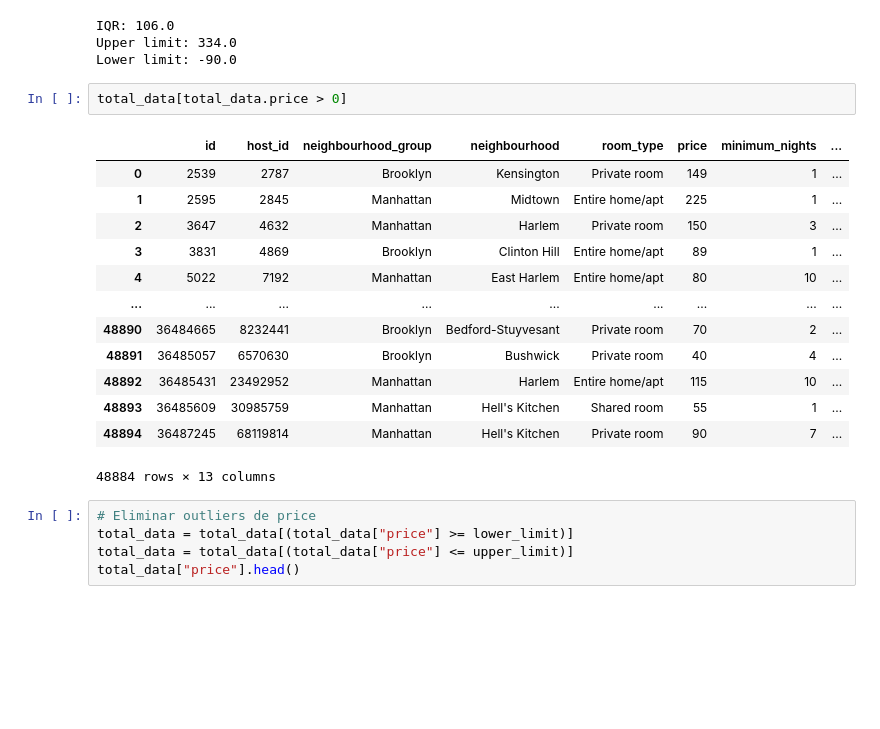
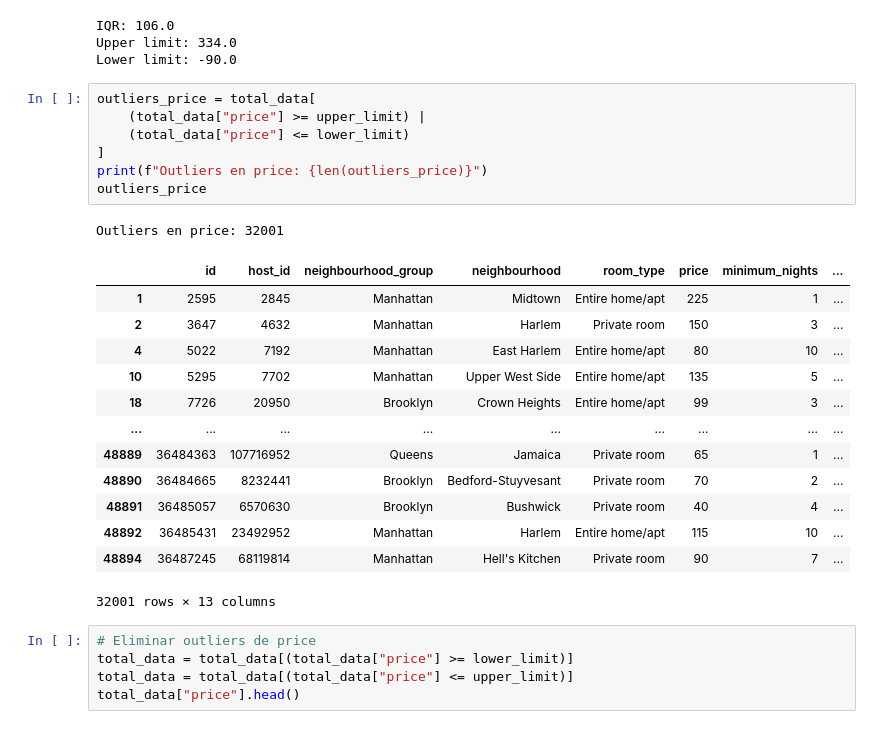
Before and after one commit to 4GeeksAcademy/alemantellini-machine-learning, a Jupyter notebook: src/00-eda-airbnb-ny.ipynb, the cells around one changed output. Cells and saved outputs as stored; diff of their text form; blank space fills up the shorter version.

```diff
--- a/src/00-eda-airbnb-ny.ipynb
+++ b/src/00-eda-airbnb-ny.ipynb
@@ -438,22 +438,28 @@ print(f"Lower limit: {lower_limit}")
 IQR: 106.0
 Upper limit: 334.0
 Lower limit: -90.0
-# %%
-total_data[total_data.price > 0]
-# %% [output]
-|  | id | host_id | neighbourhood_group | neighbourhood | room_type | price | minimum_nights | ... |
-| 0 | 2539 | 2787 | Brooklyn | Kensington | Private room | 149 | 1 | ... |
-| 1 | 2595 | 2845 | Manhattan | Midtown | Entire home/apt | 225 | 1 | ... |
-| 2 | 3647 | 4632 | Manhattan | Harlem | Private room | 150 | 3 | ... |
-| 3 | 3831 | 4869 | Brooklyn | Clinton Hill | Entire home/apt | 89 | 1 | ... |
-| 4 | 5022 | 7192 | Manhattan | East Harlem | Entire home/apt | 80 | 10 | ... |
-| ... | ... | ... | ... | ... | ... | ... | ... | ... |
-| 48890 | 36484665 | 8232441 | Brooklyn | Bedford-Stuyvesant | Private room | 70 | 2 | ... |
-| 48891 | 36485057 | 6570630 | Brooklyn | Bushwick | Private room | 40 | 4 | ... |
-| 48892 | 36485431 | 23492952 | Manhattan | Harlem | Entire home/apt | 115 | 10 | ... |
-| 48893 | 36485609 | 30985759 | Manhattan | Hell's Kitchen | Shared room | 55 | 1 | ... |
-| 48894 | 36487245 | 68119814 | Manhattan | Hell's Kitchen | Private room | 90 | 7 | ... |
-48884 rows × 13 columns
+# %%
+outliers_price = total_data[
+    (total_data["price"] >= upper_limit) |
+    (total_data["price"] <= lower_limit)
+]
+print(f"Outliers en price: {len(outliers_price)}")
+outliers_price
+# %% [output]
+Outliers en price: 32001
+|  | id | host_id | neighbourhood_group | neighbourhood | room_type | price | minimum_nights | ... |
+| 1 | 2595 | 2845 | Manhattan | Midtown | Entire home/apt | 225 | 1 | ... |
+| 2 | 3647 | 4632 | Manhattan | Harlem | Private room | 150 | 3 | ... |
+| 4 | 5022 | 7192 | Manhattan | East Harlem | Entire home/apt | 80 | 10 | ... |
+| 10 | 5295 | 7702 | Manhattan | Upper West Side | Entire home/apt | 135 | 5 | ... |
+| 18 | 7726 | 20950 | Brooklyn | Crown Heights | Entire home/apt | 99 | 3 | ... |
+| ... | ... | ... | ... | ... | ... | ... | ... | ... |
+| 48889 | 36484363 | 107716952 | Queens | Jamaica | Private room | 65 | 1 | ... |
+| 48890 | 36484665 | 8232441 | Brooklyn | Bedford-Stuyvesant | Private room | 70 | 2 | ... |
+| 48891 | 36485057 | 6570630 | Brooklyn | Bushwick | Private room | 40 | 4 | ... |
+| 48892 | 36485431 | 23492952 | Manhattan | Harlem | Entire home/apt | 115 | 10 | ... |
+| 48894 | 36487245 | 68119814 | Manhattan | Hell's Kitchen | Private room | 90 | 7 | ... |
+32001 rows × 13 columns
 # %%
 # Eliminar outliers de price
 total_data = total_data[(total_data["price"] >= lower_limit)]
```
Also changed, not shown: parts of 7 cells of this notebook, 4 other files.
